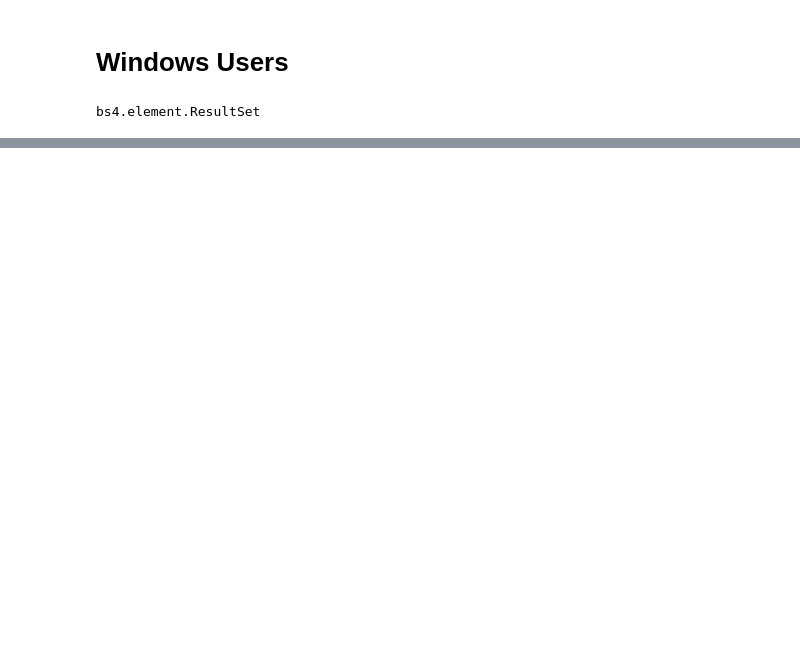
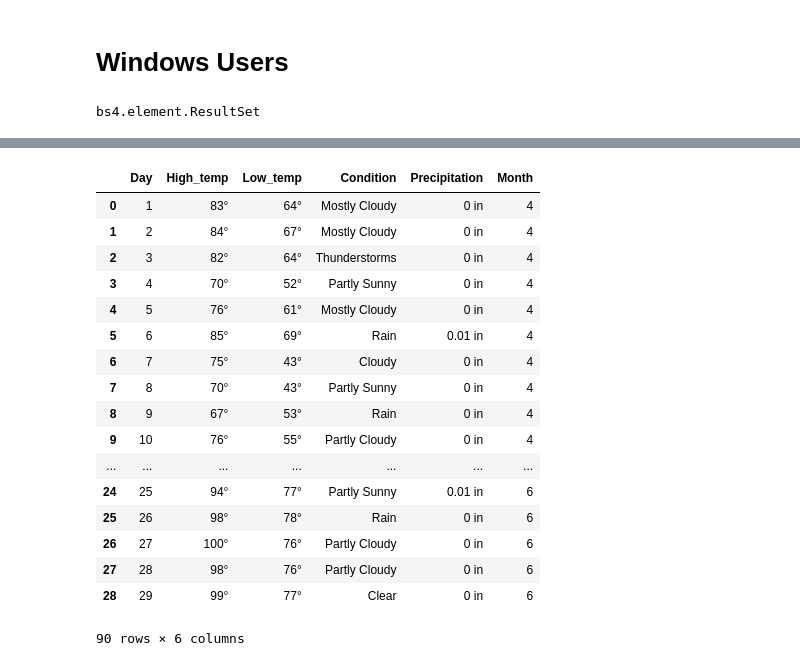
Before and after one commit to georgebendele/etl_project, a Jupyter notebook: project2.ipynb, the cells around one changed output, grey strips where cells are left out. Saved outputs shown, nothing was run; the diff lists cells and outputs as text; code cells hidden in the pictures; blank space fills up the shorter version.

```diff
--- a/project2.ipynb
+++ b/project2.ipynb
@@ -132,0 +131,26 @@ precip
+# %%
+df.rename(columns={'Date': 'Day'}, inplace=True)
+# %%
+df3=df
+# %%
+df = pd.concat([df1, df2, df3])
+df
+# %% [output]
+|  | Day | High_temp | Low_temp | Condition | Precipitation | Month |
+| 0 | 1 | 83° | 64° | Mostly Cloudy | 0 in | 4 |
+| 1 | 2 | 84° | 67° | Mostly Cloudy | 0 in | 4 |
+| 2 | 3 | 82° | 64° | Thunderstorms | 0 in | 4 |
+| 3 | 4 | 70° | 52° | Partly Sunny | 0 in | 4 |
+| 4 | 5 | 76° | 61° | Mostly Cloudy | 0 in | 4 |
+| 5 | 6 | 85° | 69° | Rain | 0.01 in | 4 |
+| 6 | 7 | 75° | 43° | Cloudy | 0 in | 4 |
+| 7 | 8 | 70° | 43° | Partly Sunny | 0 in | 4 |
+| 8 | 9 | 67° | 53° | Rain | 0 in | 4 |
+| 9 | 10 | 76° | 55° | Partly Cloudy | 0 in | 4 |
+| ... | ... | ... | ... | ... | ... | ... |
+| 24 | 25 | 94° | 77° | Partly Sunny | 0.01 in | 6 |
+| 25 | 26 | 98° | 78° | Rain | 0 in | 6 |
+| 26 | 27 | 100° | 76° | Partly Cloudy | 0 in | 6 |
+| 27 | 28 | 98° | 76° | Partly Cloudy | 0 in | 6 |
+| 28 | 29 | 99° | 77° | Clear | 0 in | 6 |
+90 rows × 6 columns
```
Also changed, not shown: parts of 9 cells of this notebook, 2 other files.
